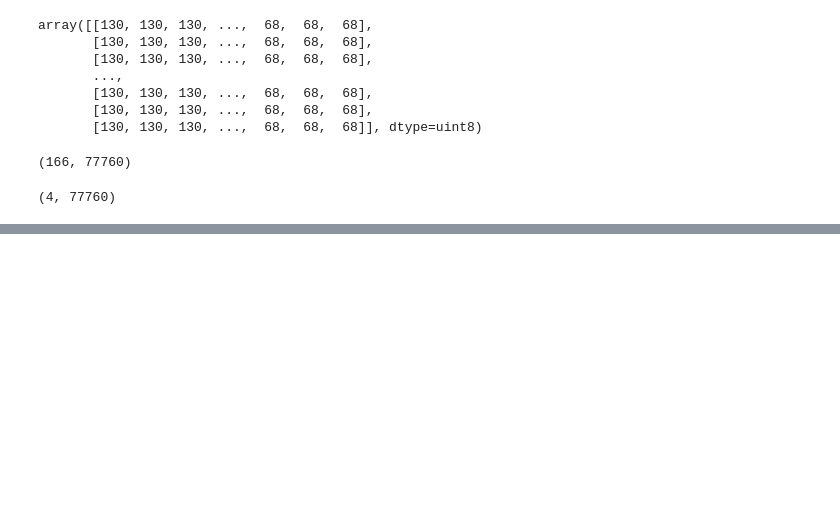
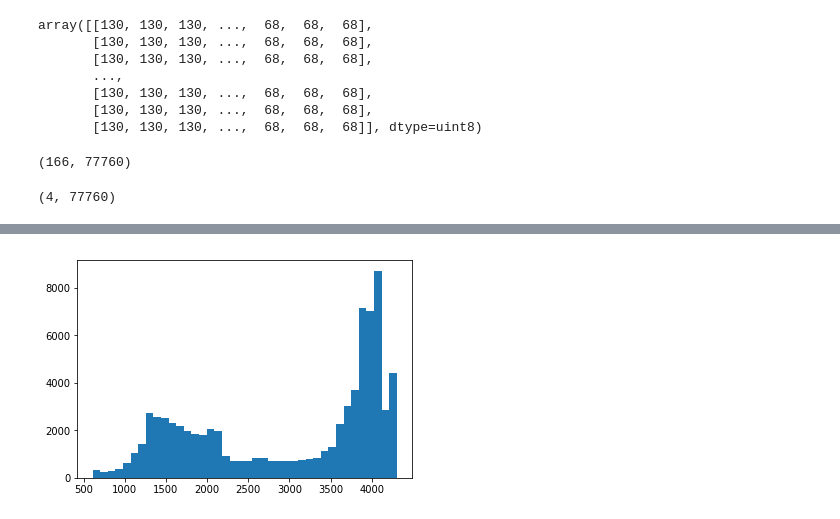
Before and after one commit to jtillis0317/Drills-and-Projects, a Jupyter notebook: Challenge - Make Your Network.ipynb, the cells around one changed output, grey strips where cells are left out. Cells and saved outputs as stored; diff of their text form; code cells hidden in the pictures; blank space fills up the shorter version.

```diff
--- a/Challenge - Make Your Network.ipynb
+++ b/Challenge - Make Your Network.ipynb
@@ -143,0 +152,4 @@ TypeError: only integer scalar arrays can be converted to a scalar index
+# %%
+a = plt.hist(df["component1"], bins=40)
+# %% [output]
+[figure, added]
```
Also changed, not shown: parts of 19 cells of this notebook.
